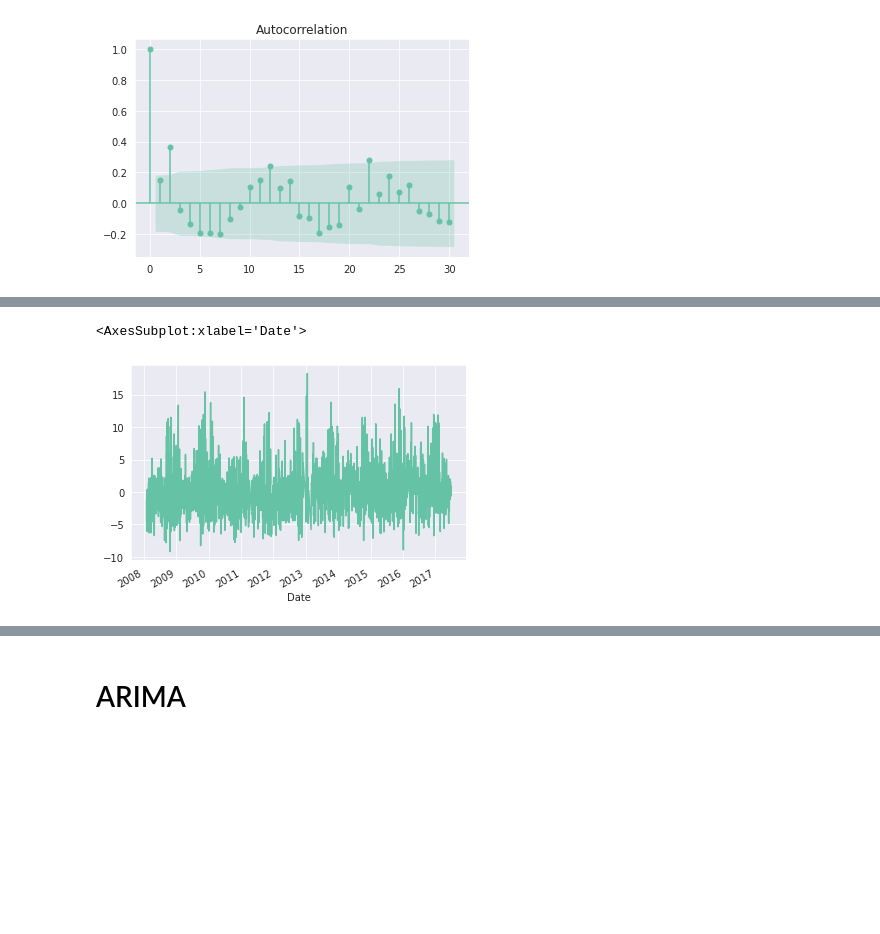
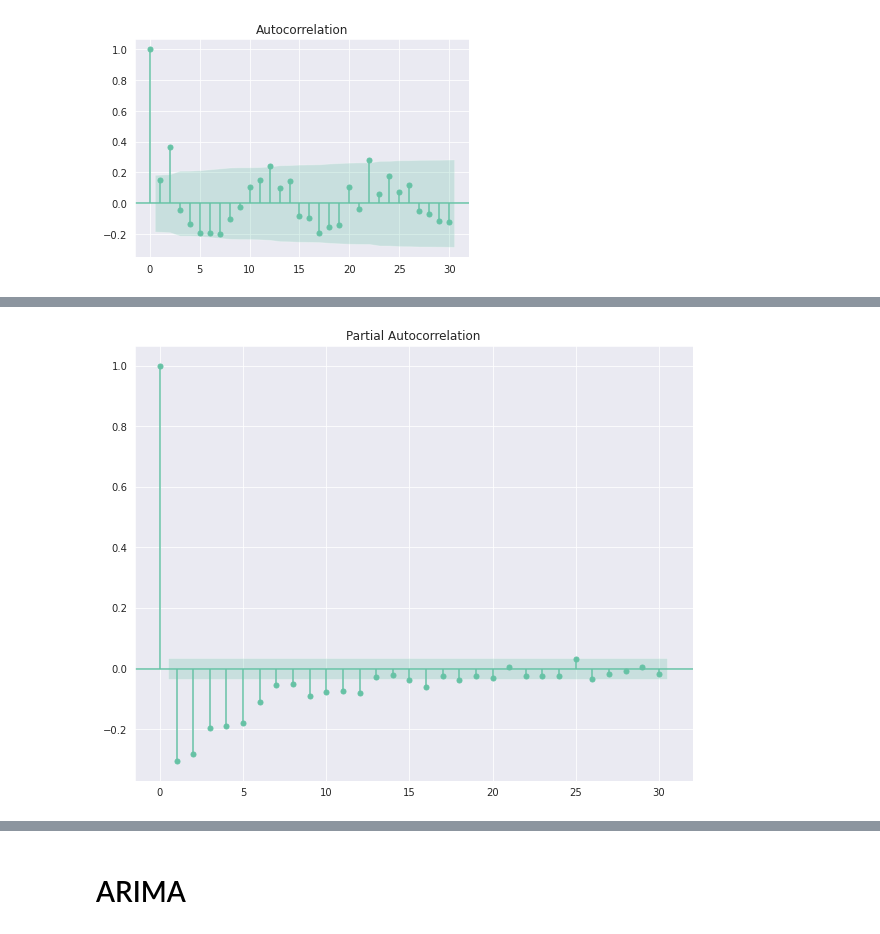
Before and after one commit to jopagel/Australian-weather, a Jupyter notebook: ARIMA.ipynb, the cells around one changed output, grey strips where cells are left out. Cells and saved outputs as stored; diff of their text form; code cells hidden in the pictures; blank space fills up the shorter version.

```diff
--- a/ARIMA.ipynb
+++ b/ARIMA.ipynb
@@ -124,6 +124,8 @@ sm.graphics.tsa.plot_acf(df_des.resample('M').sum(), lags=100)
-# %%
-df_des.plot()
-# %% [output]
-<AxesSubplot:xlabel='Date'>
-[figure, removed]
+# %%
+sns.set_style('darkgrid')
+with mtlb.rc_context():
+    mtlb.rc("figure", figsize=(10,8))
+    sm.graphics.tsa.plot_pacf(df['MaxTemp'].diff().dropna(), lags=30)
+# %% [output]
+[figure, added]
 # %%
```
Also changed, not shown: parts of 30 cells of this notebook.
